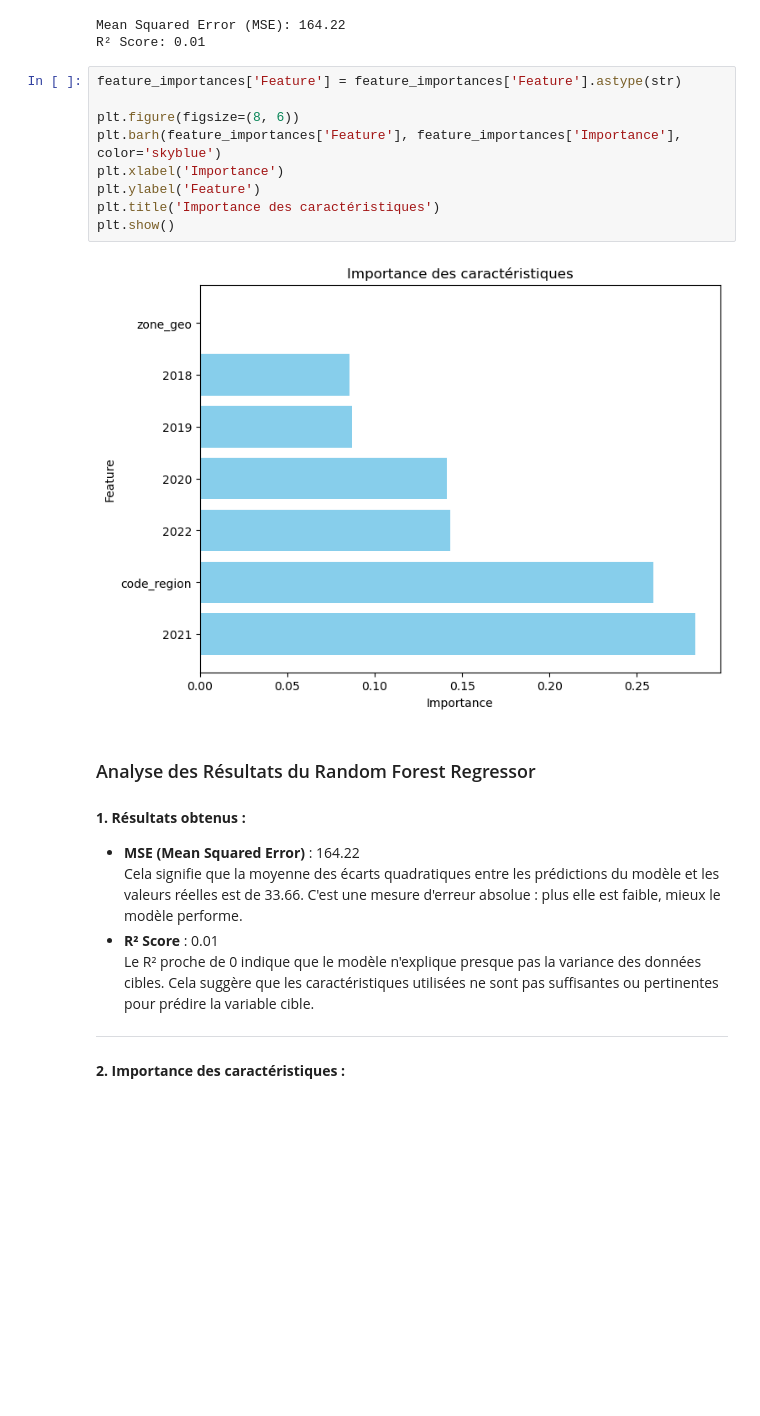
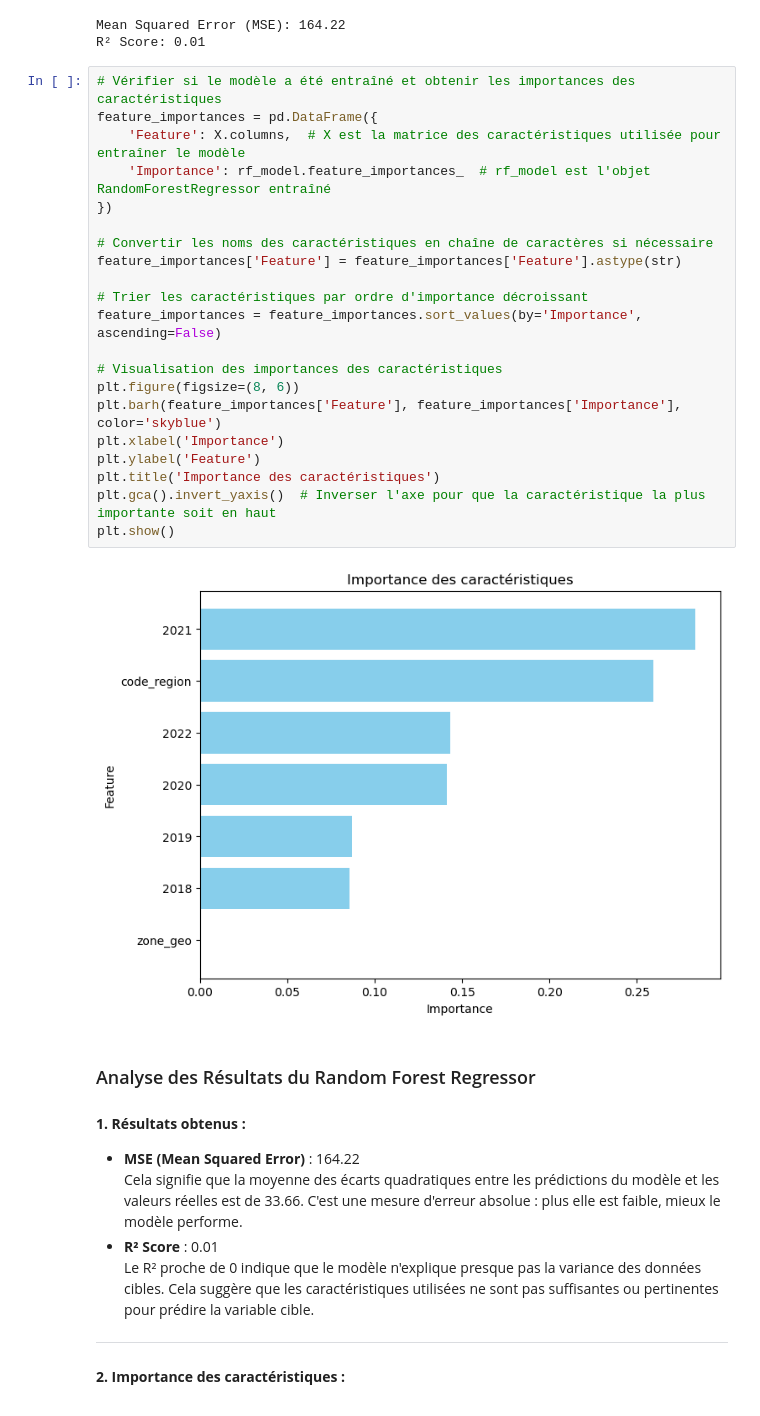
Before and after one commit to ElisefontaineEnsae/AgricultureBio_France, a Jupyter notebook: Modelisation/prevision.ipynb, the cells around one changed output. Drawn from its saved outputs; the diff is of its cells as text; blank space fills up the shorter version.

```diff
--- a/Modelisation/prevision.ipynb
+++ b/Modelisation/prevision.ipynb
@@ -639,17 +633,29 @@ print(f"R² Score: {r2:.2f}")
 # %% [output]
 Mean Squared Error (MSE): 164.22
 R² Score: 0.01
-# %%
-feature_importances['Feature'] = feature_importances['Feature'].astype(str)
-
-plt.figure(figsize=(8, 6))
-plt.barh(feature_importances['Feature'], feature_importances['Importance'], color='skyblue')
-plt.xlabel('Importance')
-plt.ylabel('Feature')
-plt.title('Importance des caractéristiques')
-plt.show()
-# %% [output]
-[figure, removed]
+# %%
+# Vérifier si le modèle a été entraîné et obtenir les importances des caractéristiques
+feature_importances = pd.DataFrame({
+    'Feature': X.columns,  # X est la matrice des caractéristiques utilisée pour entraîner le modèle
+    'Importance': rf_model.feature_importances_  # rf_model est l'objet RandomForestRegressor entraîné
+})
+
+# Convertir les noms des caractéristiques en chaîne de caractères si nécessaire
+feature_importances['Feature'] = feature_importances['Feature'].astype(str)
+
+# Trier les caractéristiques par ordre d'importance décroissant
+feature_importances = feature_importances.sort_values(by='Importance', ascending=False)
+
+# Visualisation des importances des caractéristiques
+plt.figure(figsize=(8, 6))
+plt.barh(feature_importances['Feature'], feature_importances['Importance'], color='skyblue')
+plt.xlabel('Importance')
+plt.ylabel('Feature')
+plt.title('Importance des caractéristiques')
+plt.gca().invert_yaxis()  # Inverser l'axe pour que la caractéristique la plus importante soit en haut
+plt.show()
+# %% [output]
+[figure, added]
 # %% [markdown]
 ### Analyse des Résultats du Random Forest Regressor
 
```
Also changed, not shown: parts of 20 cells of this notebook, 1 other file.
